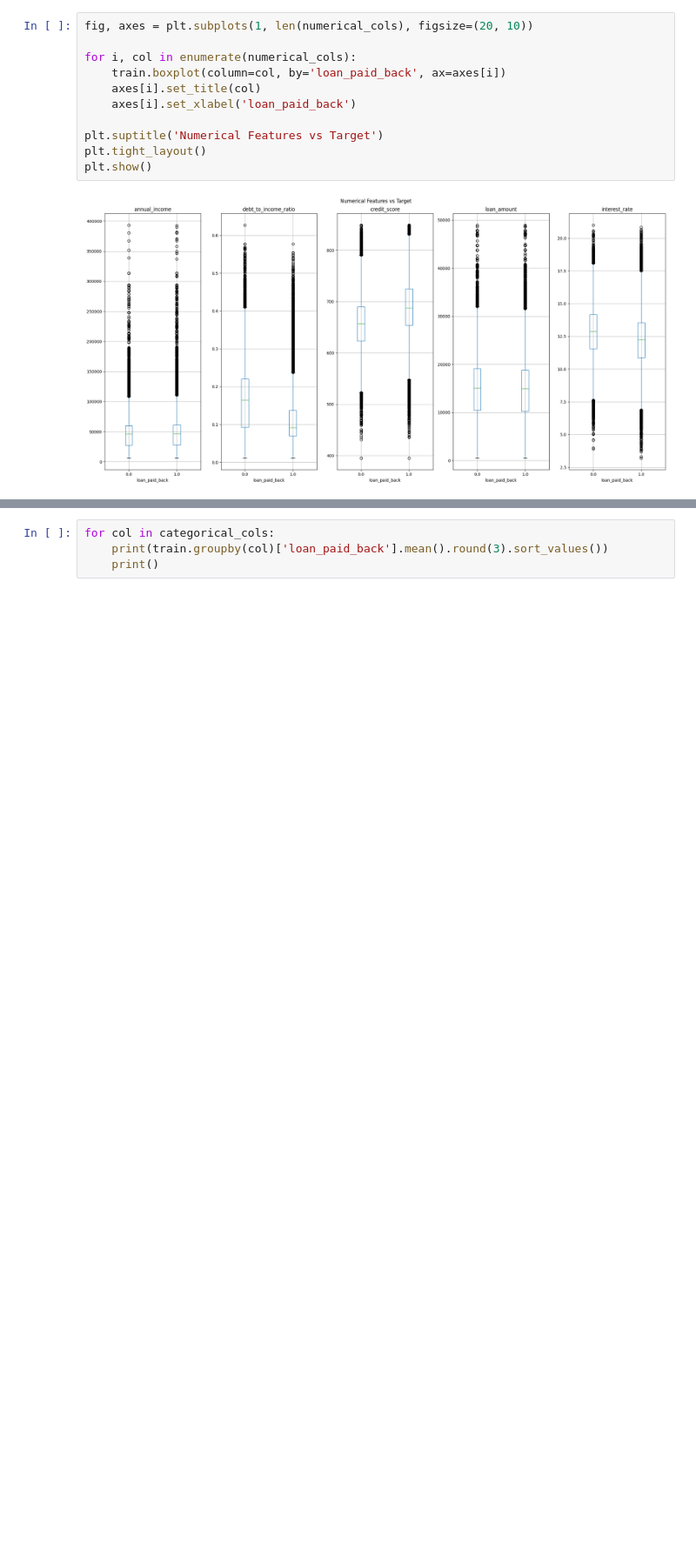
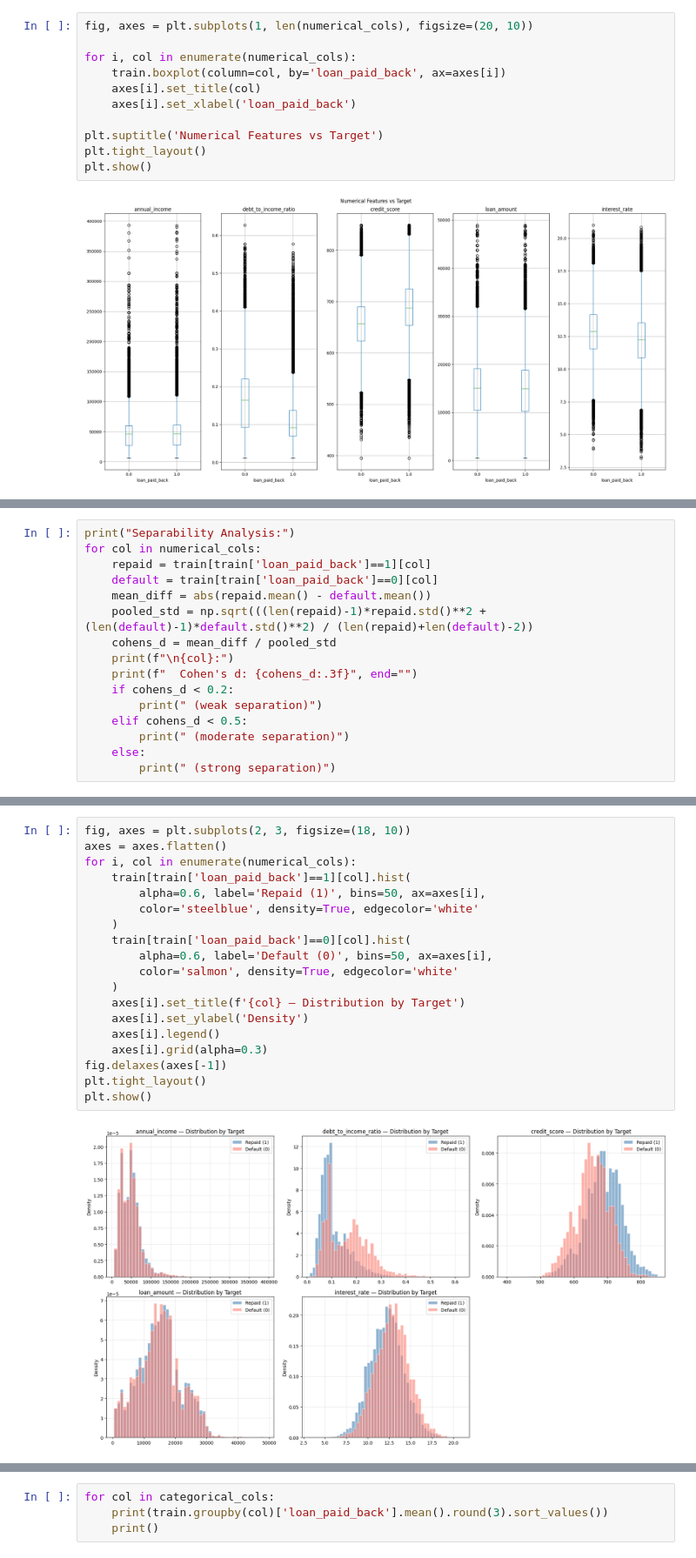
Before and after one commit to adulamaciej/loan-repayment-prediction, a Jupyter notebook: notebooks/01_eda.ipynb, the cells around one changed output, grey strips where cells are left out. Shown at 87% size. Saved outputs shown, nothing was run; the diff lists cells and outputs as text; blank space fills up the shorter version.

```diff
--- a/notebooks/01_eda.ipynb
+++ b/notebooks/01_eda.ipynb
@@ -600,0 +647,16 @@ plt.show()
+# %%
+print("Separability Analysis:")
+for col in numerical_cols:
+    repaid = train[train['loan_paid_back']==1][col]
+    default = train[train['loan_paid_back']==0][col]
+    mean_diff = abs(repaid.mean() - default.mean())
+    pooled_std = np.sqrt(((len(repaid)-1)*repaid.std()**2 + (len(default)-1)*default.std()**2) / (len(repaid)+len(default)-2))
+    cohens_d = mean_diff / pooled_std
+    print(f"\n{col}:")
+    print(f"  Cohen's d: {cohens_d:.3f}", end="")
+    if cohens_d < 0.2:
+        print(" (weak separation)")
+    elif cohens_d < 0.5:
+        print(" (moderate separation)")
+    else:
+        print(" (strong separation)")
@@ -600,0 +687,21 @@ plt.show()
+# %%
+fig, axes = plt.subplots(2, 3, figsize=(18, 10))
+axes = axes.flatten()
+for i, col in enumerate(numerical_cols):
+    train[train['loan_paid_back']==1][col].hist(
+        alpha=0.6, label='Repaid (1)', bins=50, ax=axes[i],
+        color='steelblue', density=True, edgecolor='white'
+    )
+    train[train['loan_paid_back']==0][col].hist(
+        alpha=0.6, label='Default (0)', bins=50, ax=axes[i],
+        color='salmon', density=True, edgecolor='white'
+    )
+    axes[i].set_title(f'{col} — Distribution by Target')
+    axes[i].set_ylabel('Density')
+    axes[i].legend()
+    axes[i].grid(alpha=0.3)
+fig.delaxes(axes[-1])
+plt.tight_layout()
+plt.show()
+# %% [output]
+[figure, added]
```
Also changed, not shown: parts of 67 cells of this notebook, 4 other files.
